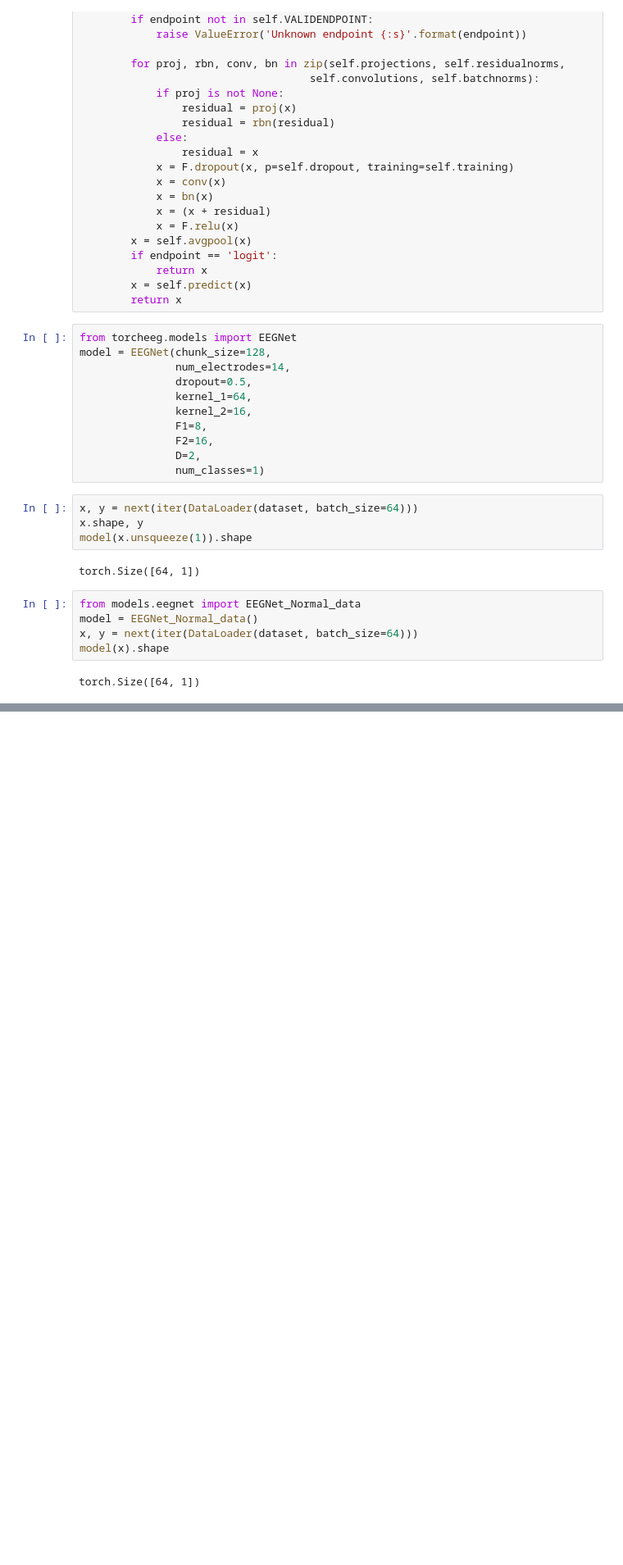
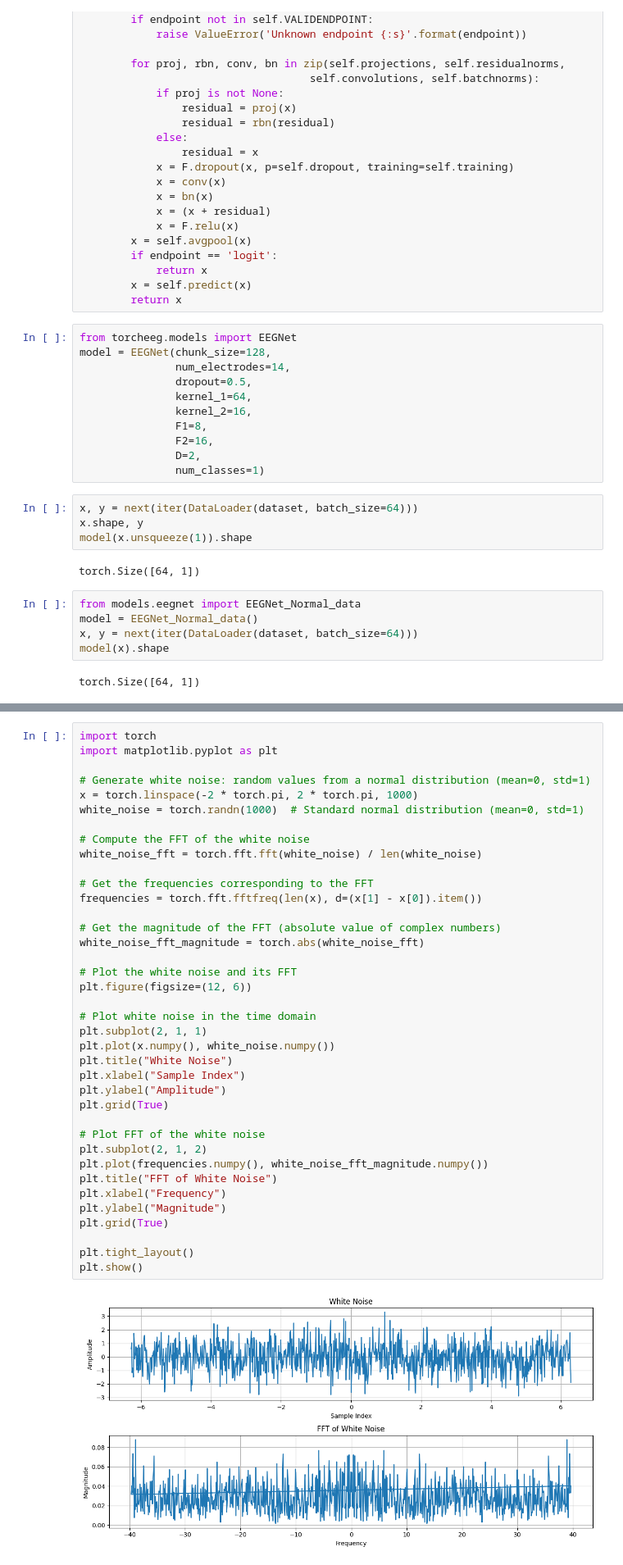
Before and after one commit to SirAfshin/EEG_PlayGround, a Jupyter notebook: notebooks/test_model.ipynb, the cells around one changed output, grey strips where cells are left out. Shown at 82% size. Cells and saved outputs as stored; diff of their text form; blank space fills up the shorter version.

```diff
--- a/notebooks/test_model.ipynb
+++ b/notebooks/test_model.ipynb
@@ -506,0 +571,40 @@ Start training EEGNet_Normal_data for 10 epoch
+# %%
+import torch
+import matplotlib.pyplot as plt
+
+# Generate white noise: random values from a normal distribution (mean=0, std=1)
+x = torch.linspace(-2 * torch.pi, 2 * torch.pi, 1000)
+white_noise = torch.randn(1000)  # Standard normal distribution (mean=0, std=1)
+
+# Compute the FFT of the white noise
+white_noise_fft = torch.fft.fft(white_noise) / len(white_noise)
+
+# Get the frequencies corresponding to the FFT
+frequencies = torch.fft.fftfreq(len(x), d=(x[1] - x[0]).item())
+
+# Get the magnitude of the FFT (absolute value of complex numbers)
+white_noise_fft_magnitude = torch.abs(white_noise_fft)
+
+# Plot the white noise and its FFT
+plt.figure(figsize=(12, 6))
+
+# Plot white noise in the time domain
+plt.subplot(2, 1, 1)
+plt.plot(x.numpy(), white_noise.numpy())
+plt.title("White Noise")
+plt.xlabel("Sample Index")
+plt.ylabel("Amplitude")
+plt.grid(True)
+
+# Plot FFT of the white noise
+plt.subplot(2, 1, 2)
+plt.plot(frequencies.numpy(), white_noise_fft_magnitude.numpy())
+plt.title("FFT of White Noise")
+plt.xlabel("Frequency")
+plt.ylabel("Magnitude")
+plt.grid(True)
+
+plt.tight_layout()
+plt.show()
+# %% [output]
+[figure, added]
```
Also changed, not shown: parts of 5 cells of this notebook, 3 other files.
